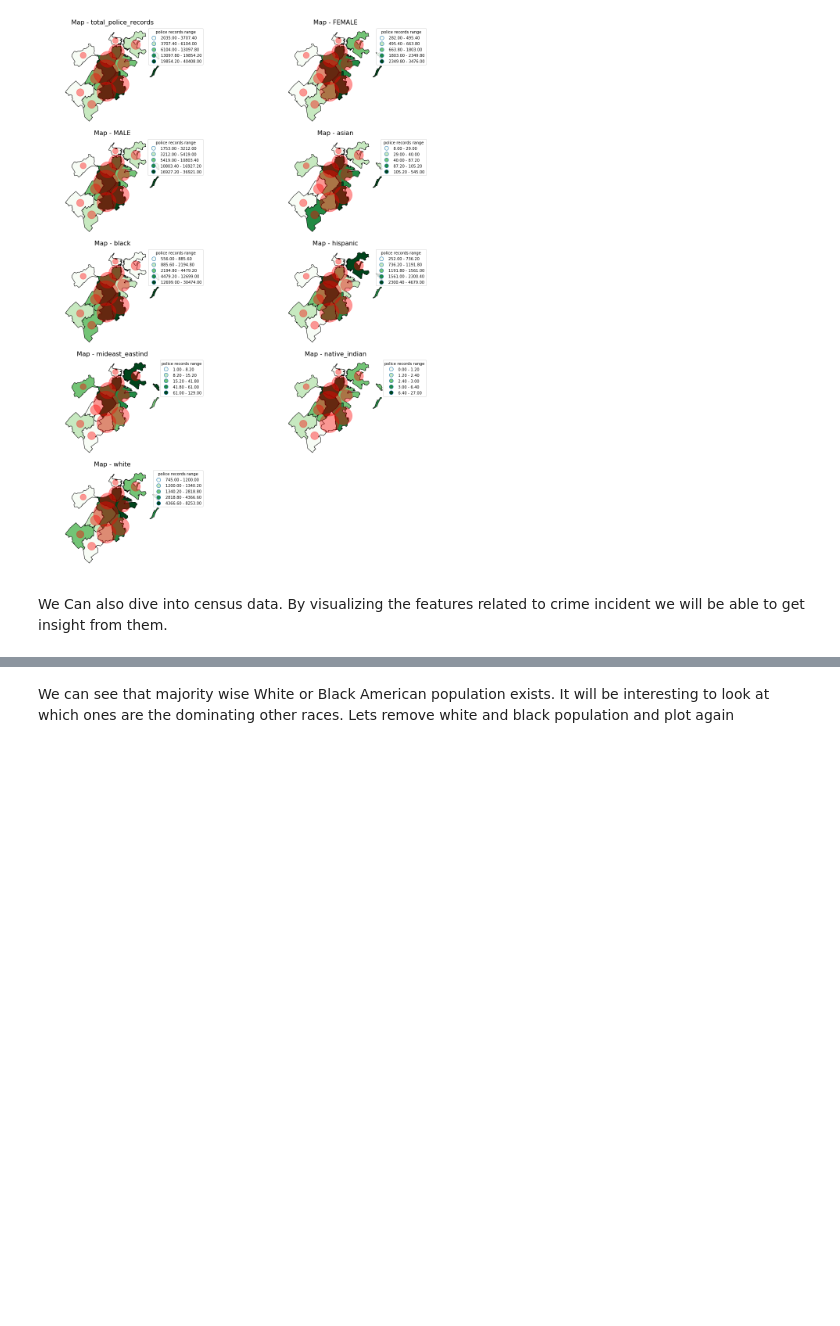
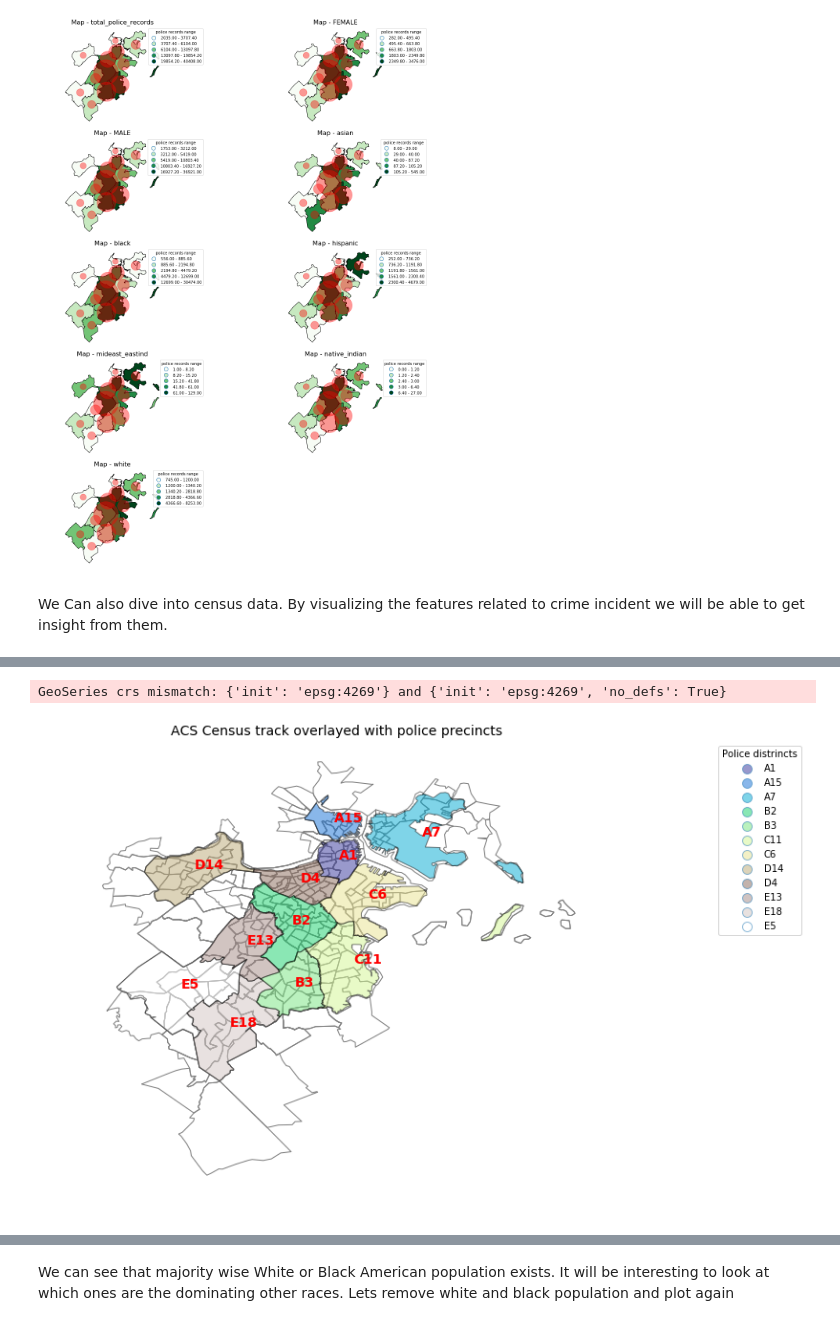
Before and after one commit to ConnorCheng2/Data-Science-for-Good, a Jupyter notebook: CleanAndVisualizeMA.ipynb, the cells around one changed output, grey strips where cells are left out. Cells and saved outputs as stored; diff of their text form; code cells hidden in the pictures; blank space fills up the shorter version.

```diff
--- a/CleanAndVisualizeMA.ipynb
+++ b/CleanAndVisualizeMA.ipynb
@@ -179,0 +196,27 @@ We Can also dive into census data. By visualizing the features related to crime
+# %%
+#Calculate area
+census['area_acs'] = census['geometry'].area
+census = census[['AFFGEOID','geometry','area_acs']]
+
+t = gpd.overlay(census[['AFFGEOID','geometry','area_acs']],
+                NEW_SHP[['DISTRICT','geometry']],
+                how = 'intersection')
+t['overlap_area'] = t['geometry'].area
+t['percent_share'] = t['overlap_area']/t['area_acs'] *100
+
+t = t.filter(items = ['DISTRICT','AFFGEOID','percent_share']).sort_values(by = ['DISTRICT','AFFGEOID']).reset_index(drop=True)
+t1 = pd.merge(t, census,on = 'AFFGEOID',how = 'left')
+ax1 = t1.plot(figsize = (12,12), facecolor = 'None', edgecolor = 'grey')
+NEW_SHP.plot(ax=ax1, column = 'DISTRICT', alpha = 0.5, edgecolor = 'black',legend = True, cmap = 'terrain')
+ax1.set_title('ACS Census track overlayed with police precincts ', fontsize = 14)
+ax1.set_axis_off()
+ax1.get_legend().set_title('Police distrincts')
+ax1.get_legend().set_bbox_to_anchor((1.4,1))
+for i, pp in enumerate(NEW_SHP['DISTRICT']):
+        ax1.annotate(pp,
+                    (NEW_SHP.geometry[i].centroid.x, NEW_SHP.geometry[i].centroid.y),
+                   fontsize =14, color = 'r', weight = 'bold')
+plt.tight_layout()
+# %% [output]
+GeoSeries crs mismatch: {'init': 'epsg:4269'} and {'init': 'epsg:4269', 'no_defs': True}
+[figure, added]
```
Also changed, not shown: parts of 22 cells of this notebook, 10 other files.
